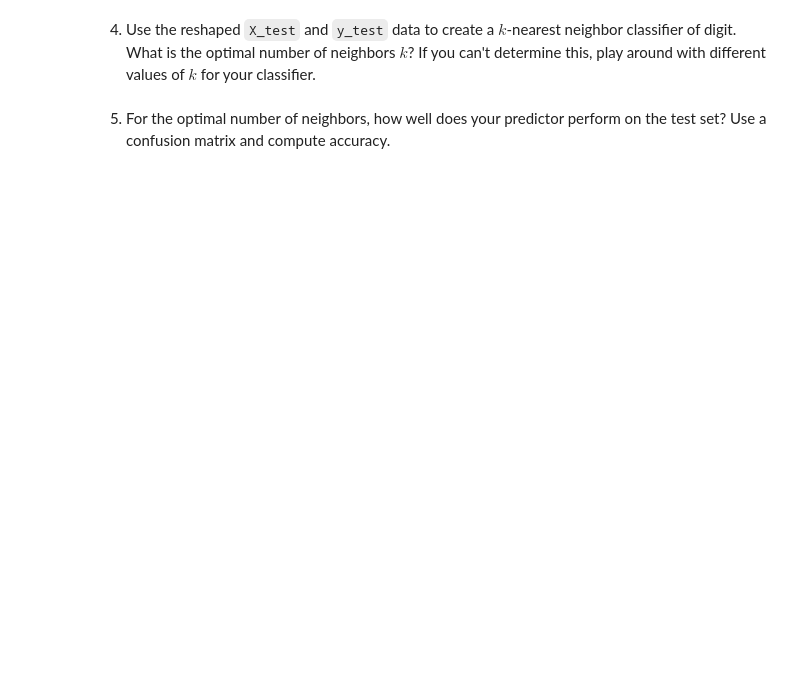
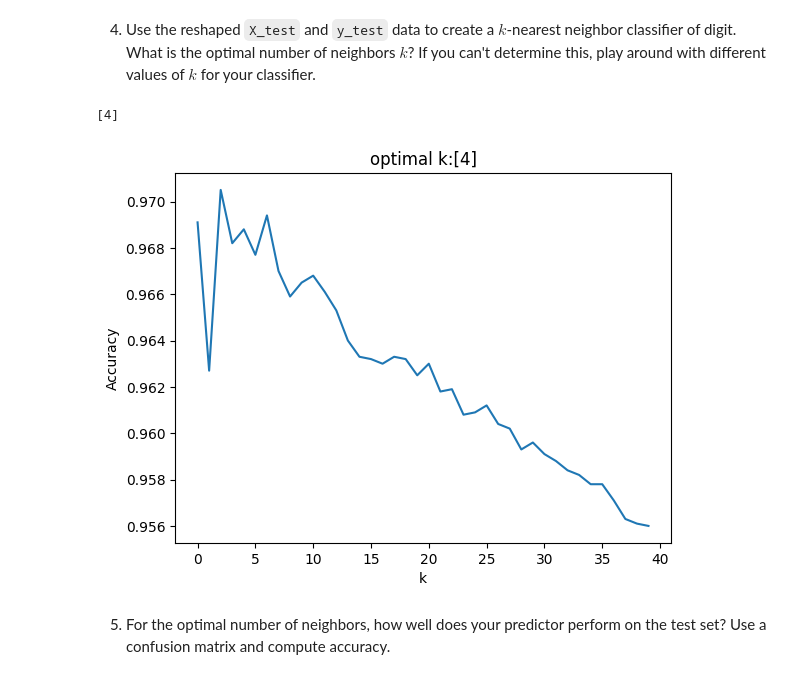
Before and after one commit to JinMizar/labs, a Jupyter notebook: 03_computer_vision/computer_vision.ipynb, the cells around one changed output. Drawn from its saved outputs; the diff is of its cells as text; code cells hidden in the pictures; blank space fills up the shorter version.

```diff
--- a/03_computer_vision/computer_vision.ipynb
+++ b/03_computer_vision/computer_vision.ipynb
@@ -187,26 +185,29 @@ OSError: Cannot save file into a non-existent directory: 'data'
 # %%
 from sklearn.neighbors import KNeighborsClassifier
 
 # Determine the optimal k:
-k_bar = 50
+k_bar = 40
 k_grid = np.arange(2,k_bar) # The range of k's to consider
 accuracy = np.zeros(k_bar)
 
 for k in range(k_bar):
     knn = KNeighborsClassifier(n_neighbors=k+1)
     predictor = knn.fit(Z_train.values,y_train)
     #y_hat = predictor.predict(Z_test.values)
     accuracy[k] = knn.score(Z_test.values,y_test) # Bug in sklearn requires .values
 
 accuracy_max = np.max(accuracy) # highest recorded accuracy
 max_index = np.where(accuracy==accuracy_max)
 k_star = k_grid[max_index] # Find the optimal value of k
 print(k_star)
 
 plt.plot(np.arange(0,k_bar),accuracy) # Plot accuracy by k
 plt.xlabel("k")
 plt.title("optimal k:"+str(k_star))
 plt.ylabel('Accuracy')
 plt.show()
+# %% [output]
+[4]
+[figure, added]
 # %% [markdown]
 5. For the optimal number of neighbors, how well does your predictor perform on the test set? Use a confusion matrix and compute accuracy.
```
Also changed, not shown: parts of 5 cells of this notebook.
